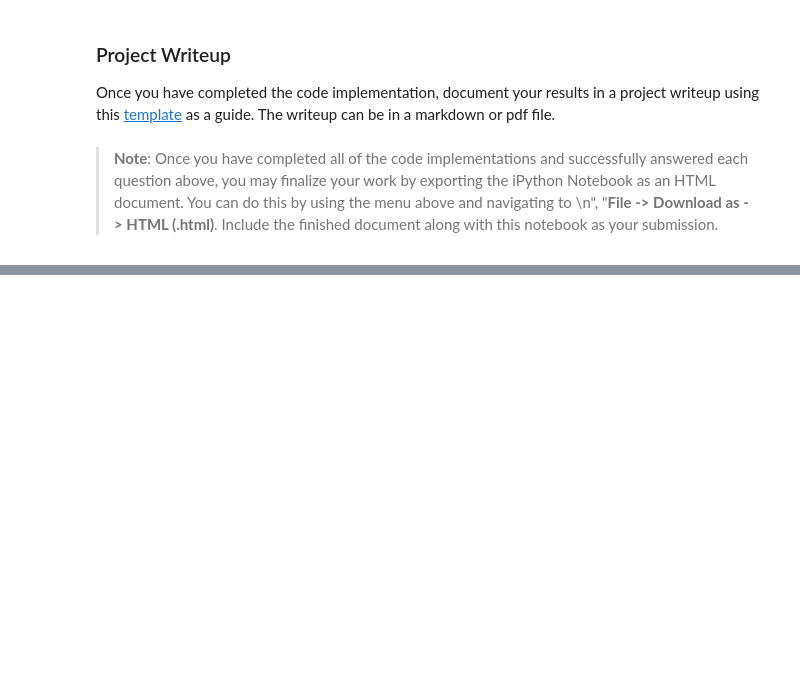
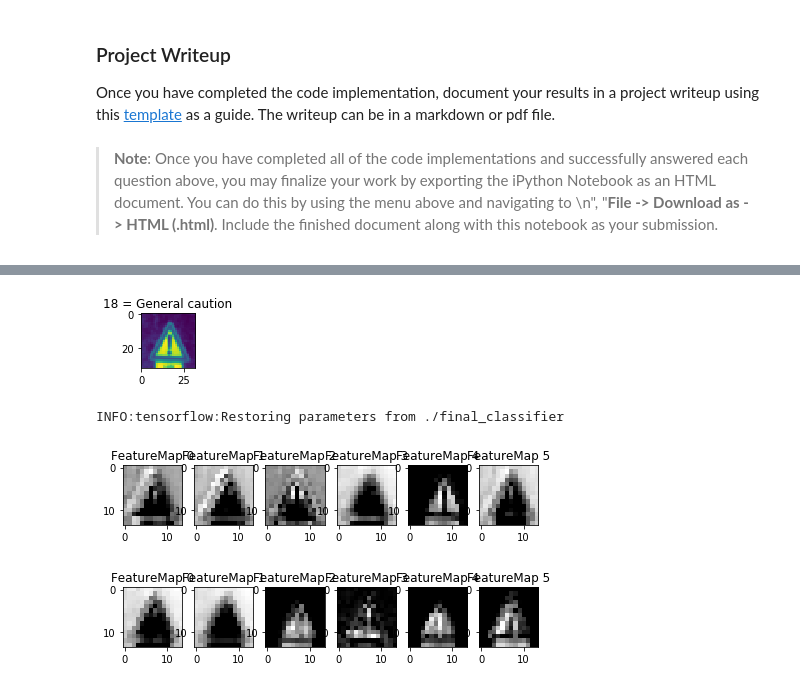
Before and after one commit to 48cfu/CarND-Traffic-Sign-Classifier-Project, a Jupyter notebook: source/Traffic_Sign_Classifier.ipynb, the cells around one changed output, grey strips where cells are left out. Cells and saved outputs as stored; diff of their text form; code cells hidden in the pictures; blank space fills up the shorter version.

```diff
--- a/source/Traffic_Sign_Classifier.ipynb
+++ b/source/Traffic_Sign_Classifier.ipynb
@@ -226,3 +504,9 @@ You may find `signnames.csv` useful as it contains mappings from the class id (i
 # %%
 ### Calculate the accuracy for these 5 new images.
 ### For example, if the model predicted 1 out of 5 signs correctly, it's 20% accurate on these new images.
+with tf.Session() as sess:
+    saver.restore(sess, tf.train.latest_checkpoint('.'))
+    sess = tf.get_default_session()
+    num_examples = len(X_personal_normalized)
+    validation_accuracy = evaluate(X_personal_normalized, y_personal) * 100
+    print("Validation Accuracy of personal images = " + str(int(validation_accuracy)) + '%')
@@ -271,0 +556,16 @@ Looking just at the first row we get `[ 0.34763842,  0.24879643,  0.12789202]`,
+# %%
+### Print out the top five softmax probabilities for the predictions on the German traffic sign images found on the web.
+### Feel free to use as many code cells as needed.
+top5 = tf.nn.top_k(tf.nn.softmax(logits), k = 5, sorted = True)
+with tf.Session() as sess:
+    saver.restore(sess, tf.train.latest_checkpoint('.'))
+    sess = tf.get_default_session()
+
+    for i in range(len(y_personal)):
+        input_x = np.expand_dims(X_personal_normalized[i], axis = 0)
+        input_y = y_personal
+        output_top5 = sess.run(top5, feed_dict={x: input_x, y: input_y, keep_prob: 1})
+        print()
+        print('Input image = ' + sign_name_database[y_personal[i]]   + '. Possiblities are:')
+        for j in range(len(output_top5[1][0])):
+            print(sign_name_database[output_top5[1][0][j]] + ' with probability ' + str(output_top5[0][0][j]))
@@ -312,7 +630,7 @@ def outputFeatureMap(image_input, tf_activation, activation_min=-1, activation_m
     # If you get an error tf_activation is not defined it may be having trouble accessing the variable from inside a function
     activation = tf_activation.eval(session=sess,feed_dict={x : image_input})
     featuremaps = activation.shape[3]
-    plt.figure(plt_num, figsize=(15,15))
+    plt.figure(plt_num, figsize=(10,10))
     for featuremap in range(featuremaps):
         plt.subplot(6,8, featuremap+1) # sets the number of feature maps to show on each row and column
         plt.title('FeatureMap ' + str(featuremap)) # displays the feature map number
@@ -324,3 +642,29 @@ def outputFeatureMap(image_input, tf_activation, activation_min=-1, activation_m
             plt.imshow(activation[0,:,:, featuremap], interpolation="nearest", vmin=activation_min, cmap="gray")
         else:
             plt.imshow(activation[0,:,:, featuremap], interpolation="nearest", cmap="gray")
+# %%
+index = random.randint(0, len(X_train))
+image = ((X_train_normalized[index] * 128) + 128).squeeze()
+
+plt.figure(figsize=(1,1))
+plt.title(str(y_train[index]) +' = ' +  sign_name_database[y_train[index]])
+plt.imshow(image)
+plt.show()
+
+tf_activation_1 = LeNet(x, layer_out = 1, keep_prob = keep_prob)
+tf_activation_2 = LeNet(x, layer_out = 2, keep_prob = keep_prob)
+with tf.Session() as sess:
+    sess.run(tf.global_variables_initializer())
+    saver.restore(sess, tf.train.latest_checkpoint('.'))
+    sess = tf.get_default_session()
+
+    input_x = np.expand_dims(X_train_normalized[index], axis = 0)
+    input_y = y_train[index]
+
+    outputFeatureMap(input_x, tf_activation_1, plt_num = 1)
+    outputFeatureMap(input_x, tf_activation_2, plt_num = 2)
+# %% [output]
+[figure, added]
+INFO:tensorflow:Restoring parameters from ./final_classifier
+[figure, added]
+[figure, added]
```
Also changed, not shown: parts of 22 cells of this notebook, 13 other files.
